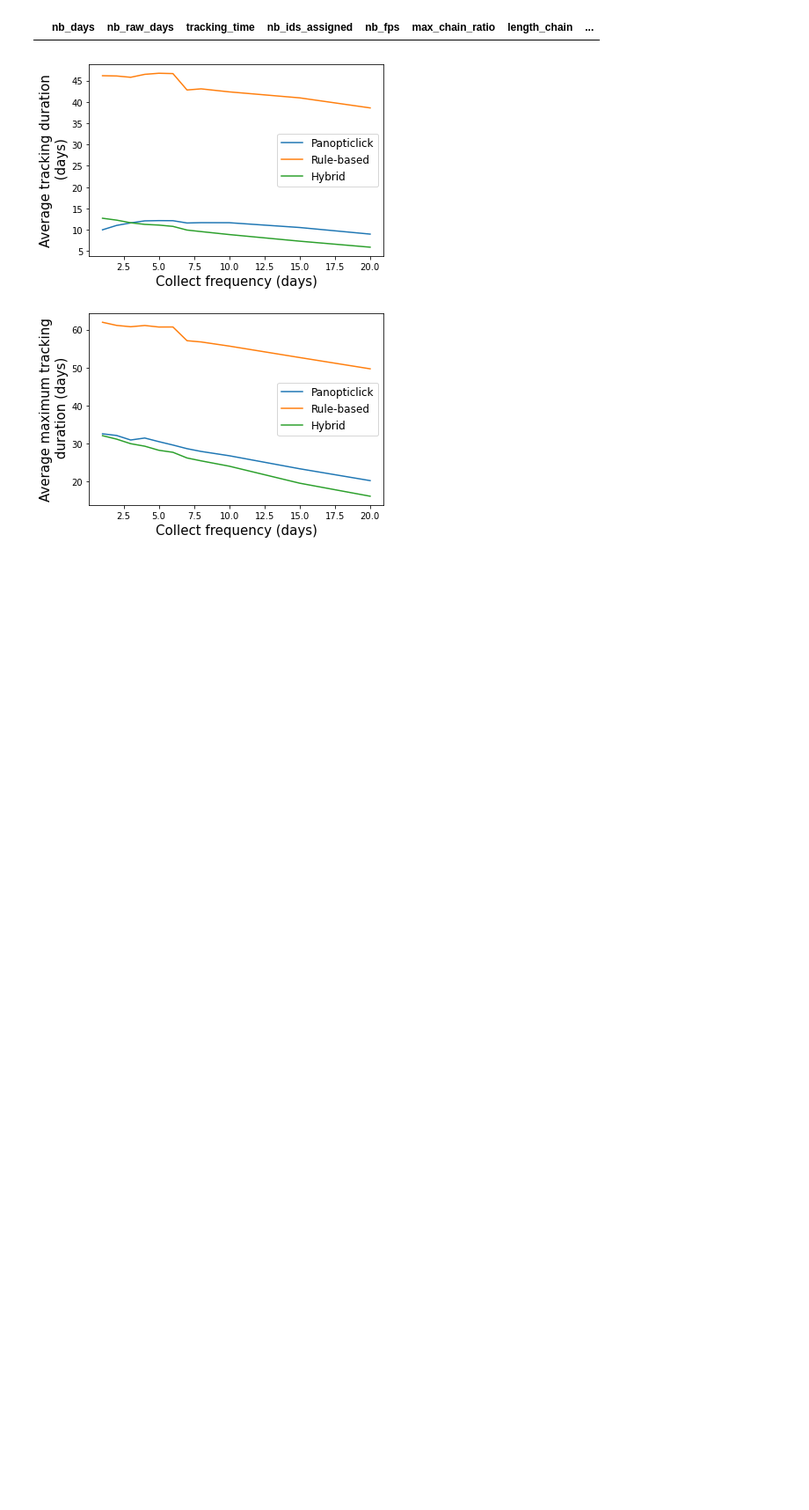
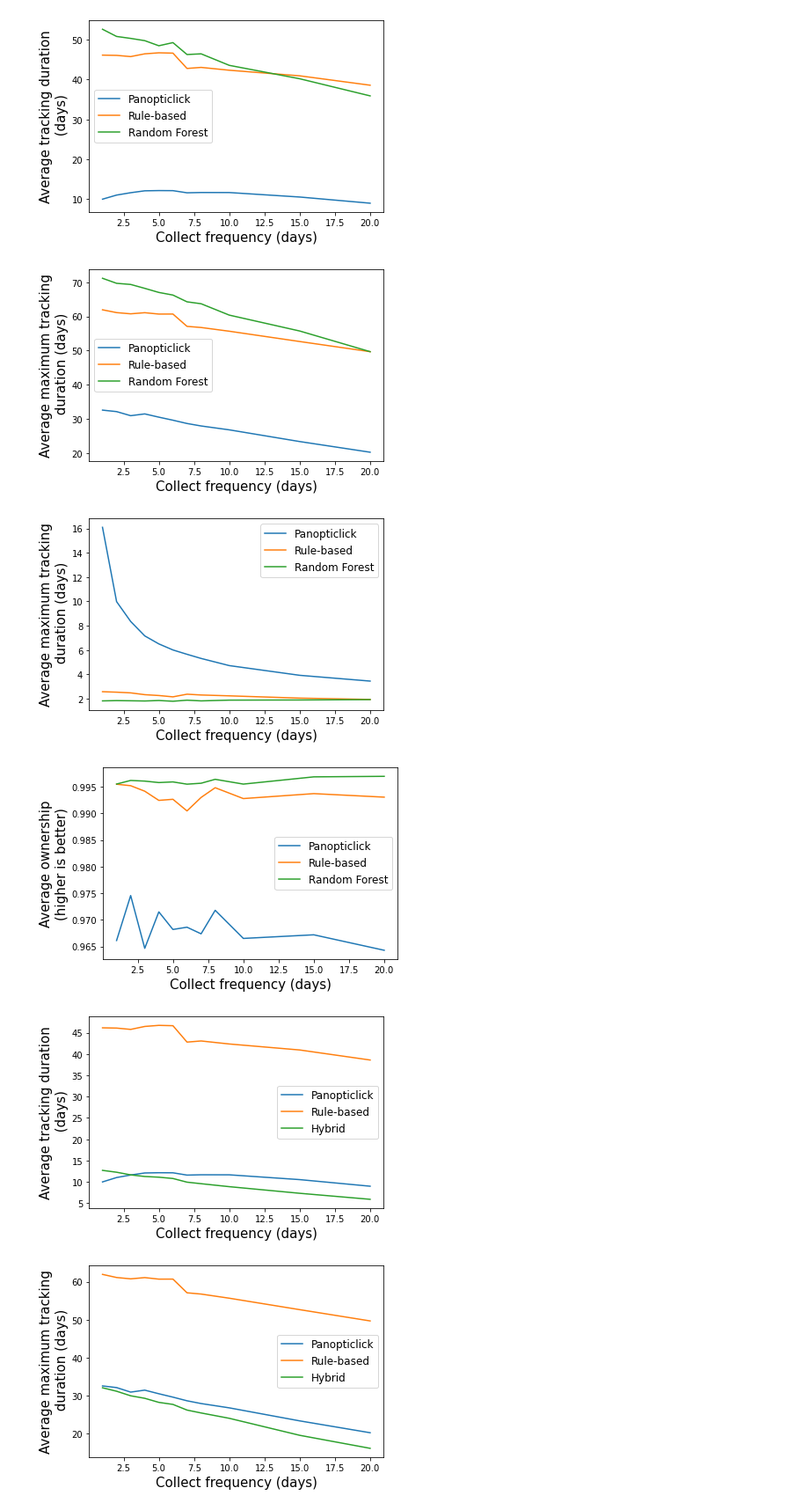
Before and after one commit to wzhang2022/FPStalker-1, a Jupyter notebook: notebooks/results_analysis.ipynb, the cells around one changed output. Shown at 88% size. Drawn from its saved outputs; the diff is of its cells as text; code cells hidden in the pictures; blank space fills up the shorter version.

```diff
--- a/notebooks/results_analysis.ipynb
+++ b/notebooks/results_analysis.ipynb
@@ -15,10 +15,6 @@ from algo import generateHeader
 # %%
 con = mdb.connect(host="127.0.0.1", port=3306, user="stalker", passwd="baddy", db="canvas_fp_project")
 cur = con.cursor(mdb.cursors.DictCursor)
-# %%
-df_ml
-# %% [output]
-|  | nb_days | nb_raw_days | tracking_time | nb_ids_assigned | nb_fps | max_chain_ratio | length_chain | ... |
 # %%
 def process_results_replay(experiment, algotype, min_fp_needed):
     file_names = os.listdir("../results/")
@@ -110,36 +106,41 @@ def plot_data(df_label_list, x_name, y_name, x_label, y_label, save_loc):
     plt.ylabel(y_label, fontsize=15)
 
     plt.legend(handles=lines, loc=0, fontsize=12)
     plt.savefig(save_loc, bbox_inches = 'tight')
     plt.show()
 
 def plot_data_from_list(df_label_list):
     # plot 1: nb_days vs nb_raw_days
     plot_data(df_label_list, "nb_days", "nb_raw_days",
                 'Collect frequency (days)', 'Average tracking duration\n (days)',
                 './raw_days_frequency.pdf')
 
     # plot 2: nb_days vs max_chain_ratio
     plot_data(df_label_list, "nb_days", "max_chain_ratio",
                 'Collect frequency (days)', 'Average maximum tracking\n duration (days)',
                 './raw_max_days_frequency.pdf')
 
     # plot 3: nb_days vs nb_day_to_nb_ids_user
-    plot_data(df_label_list, "nb_days", "max_chain_ratio",
+    plot_data(df_label_list, "nb_days", "nb_days_to_nb_ids_user",
                 'Collect frequency (days)', 'Average maximum tracking\n duration (days)',
                 './raw_max_days_frequency.pdf')
 
     # plot 4: nb_days vs ownership
     plot_data(df_label_list, "nb_days", "ownership",
                 'Collect frequency (days)', 'Average ownership\n(higher is better)',
                 './ownership_frequency.pdf')
 
 df_eck = process_results_replay("logreg", "eckersley", 6)
 df_rule = process_results_replay("logreg", "rulebased", 6)
-df_ml = process_results_replay("lambda0.05", "hybridalgo", 6)
+df_ml = process_results_replay("randforest", "hybridalgo", 6)
 
 
-plot_data_from_list([(df_eck, "Panopticlick"), (df_rule, "Rule-based"), (df_ml, "Hybrid")])
+plot_data_from_list([(df_eck, "Panopticlick"), (df_rule, "Rule-based"), (df_ml, "Random Forest")])
+# %% [output]
+[figure, added]
+[figure, added]
+[figure, added]
+[figure, added]
 # %%
 def process_results_replay(prefix_file):
     file_names = os.listdir("../results/")
```
Also changed, not shown: 3 other files.
